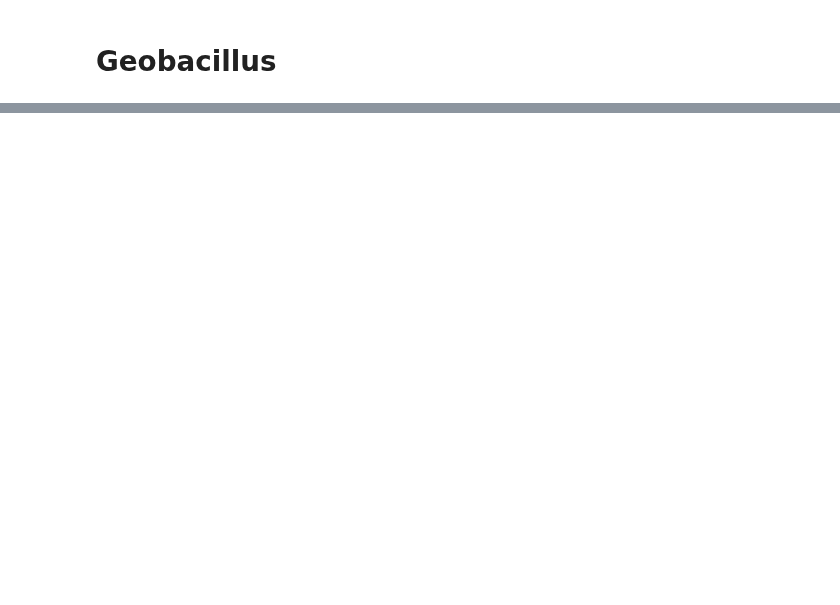
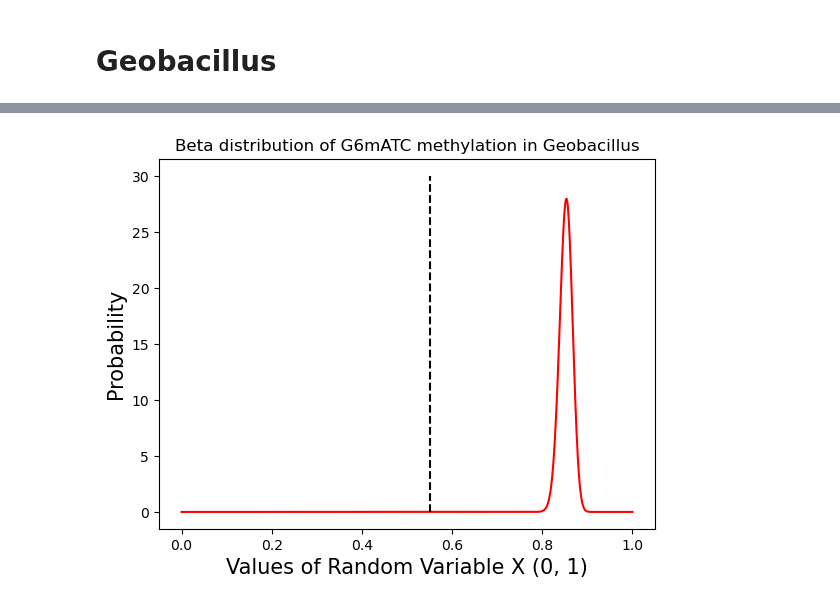
Before and after one commit to MicrobialDarkMatter/nanomotif, a Jupyter notebook: reports/candidate-selection.ipynb, the cells around one changed output, grey strips where cells are left out. Cells and saved outputs as stored; diff of their text form; code cells hidden in the pictures; blank space fills up the shorter version.

```diff
--- a/reports/candidate-selection.ipynb
+++ b/reports/candidate-selection.ipynb
@@ -157,5 +138,5 @@ mruber_5mc
 # %% [markdown]
 # Geobacillus
 # %%
-geobacillus_assembly = nm.load_assembly("../data/geobacillus/assembly.polished.fasta")
-geobacillus = nm.load_pileup("../data/geobacillus/modkit.pileup.bed")
+gb_assembly = nm.load_assembly("../data/geobacillus/assembly.polished.fasta")
+gb_pileup = nm.load_pileup("../data/geobacillus/modkit.pileup.bed")
@@ -224,0 +143,2 @@ geobacillus_5mc
+# %%
+gb_motifs = nm.evaluate.process_sample(gb_assembly, gb_pileup.pileup, min_read_methylation_fraction = 0.8)
@@ -224,0 +163,6 @@ geobacillus_5mc
+# %%
+gb_motifs.filter(pl.col("motif") == "GATC").filter(pl.col("contig") == "contig_3")[0, 1].plot();
+plt.vlines(0.55, 0, 30, color="black", linestyle="dashed");
+plt.title("Beta distribution of G6mATC methylation in Geobacillus");
+# %% [output]
+[figure, added]
```
Also changed, not shown: parts of 26 cells of this notebook, 3 other files.
